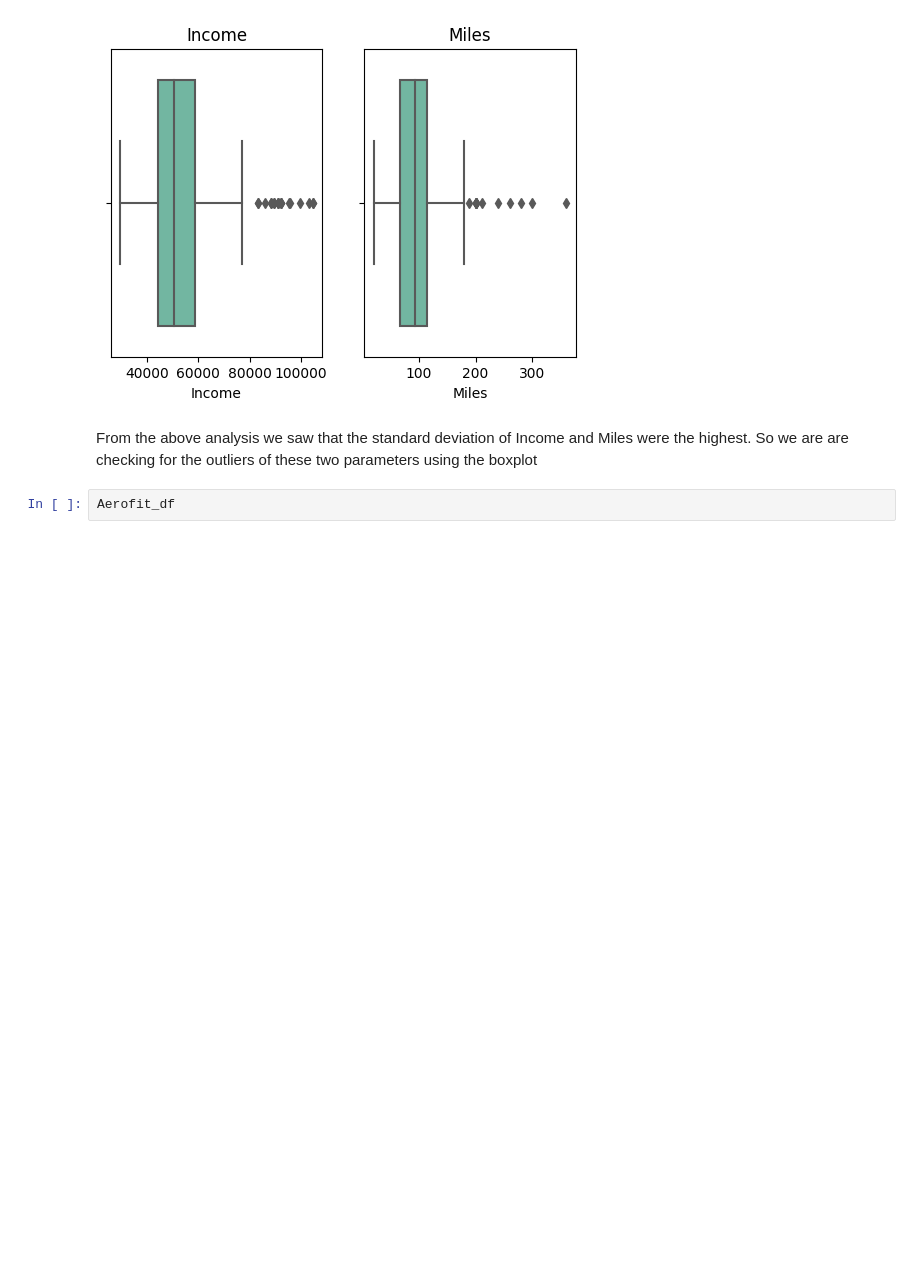
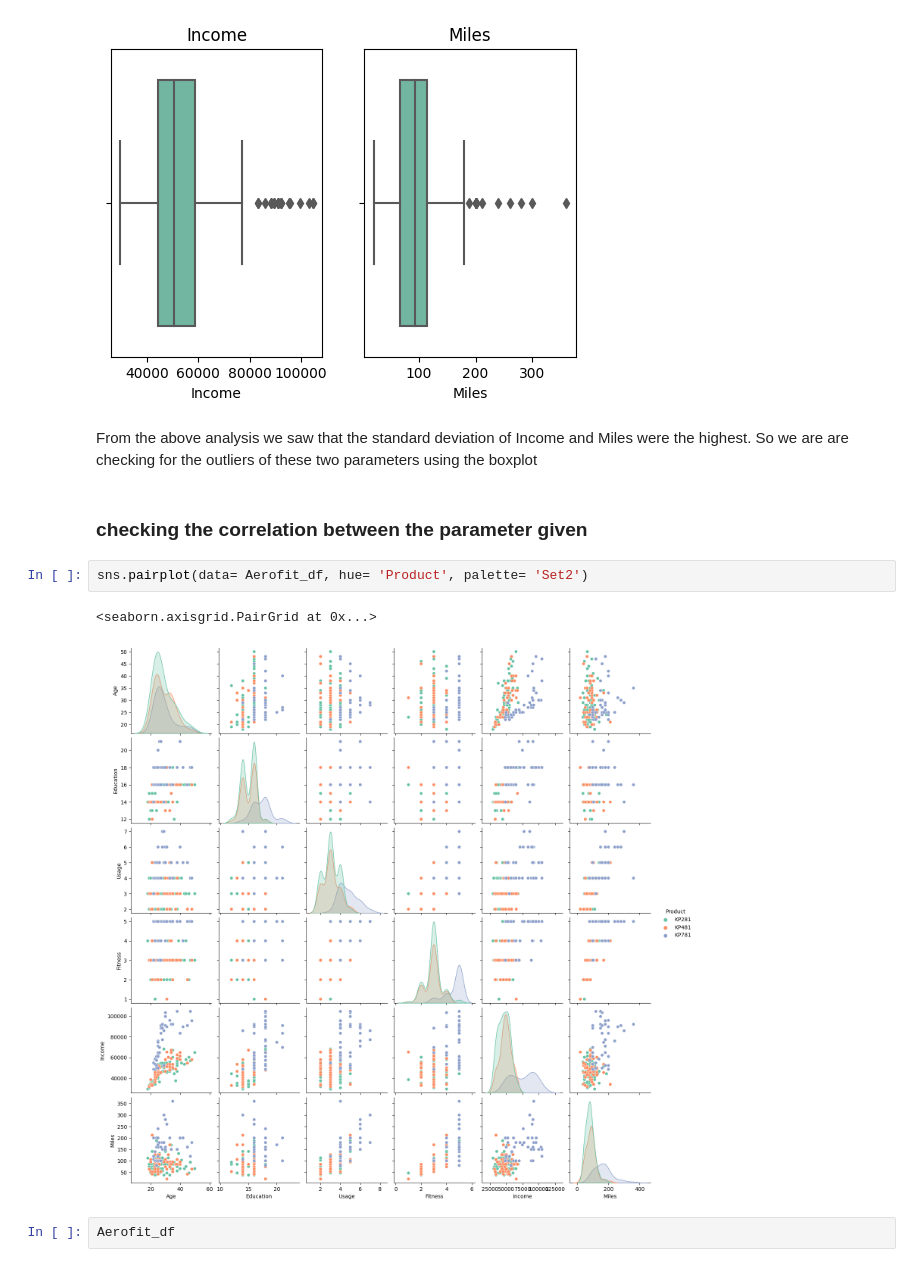
Before and after one commit to AntaraR12/Aerofit, a Jupyter notebook: notebook.ipynb, the cells around one changed output. Cells and saved outputs as stored; diff of their text form; blank space fills up the shorter version.

```diff
--- a/notebook.ipynb
+++ b/notebook.ipynb
@@ -183,6 +183,13 @@ Text(0.5, 1.0, 'Miles')
 [figure]
 # %% [markdown]
 From the above analysis we saw that the standard deviation of Income and Miles were the highest. So we are are checking for the outliers of these two parameters using the boxplot
+# %% [markdown]
+### checking the correlation between the parameter given
+# %%
+sns.pairplot(data= Aerofit_df, hue= 'Product', palette= 'Set2')
+# %% [output]
+<seaborn.axisgrid.PairGrid at 0x...>
+[figure, added]
 # %%
 Aerofit_df
 # %% [output]
```
